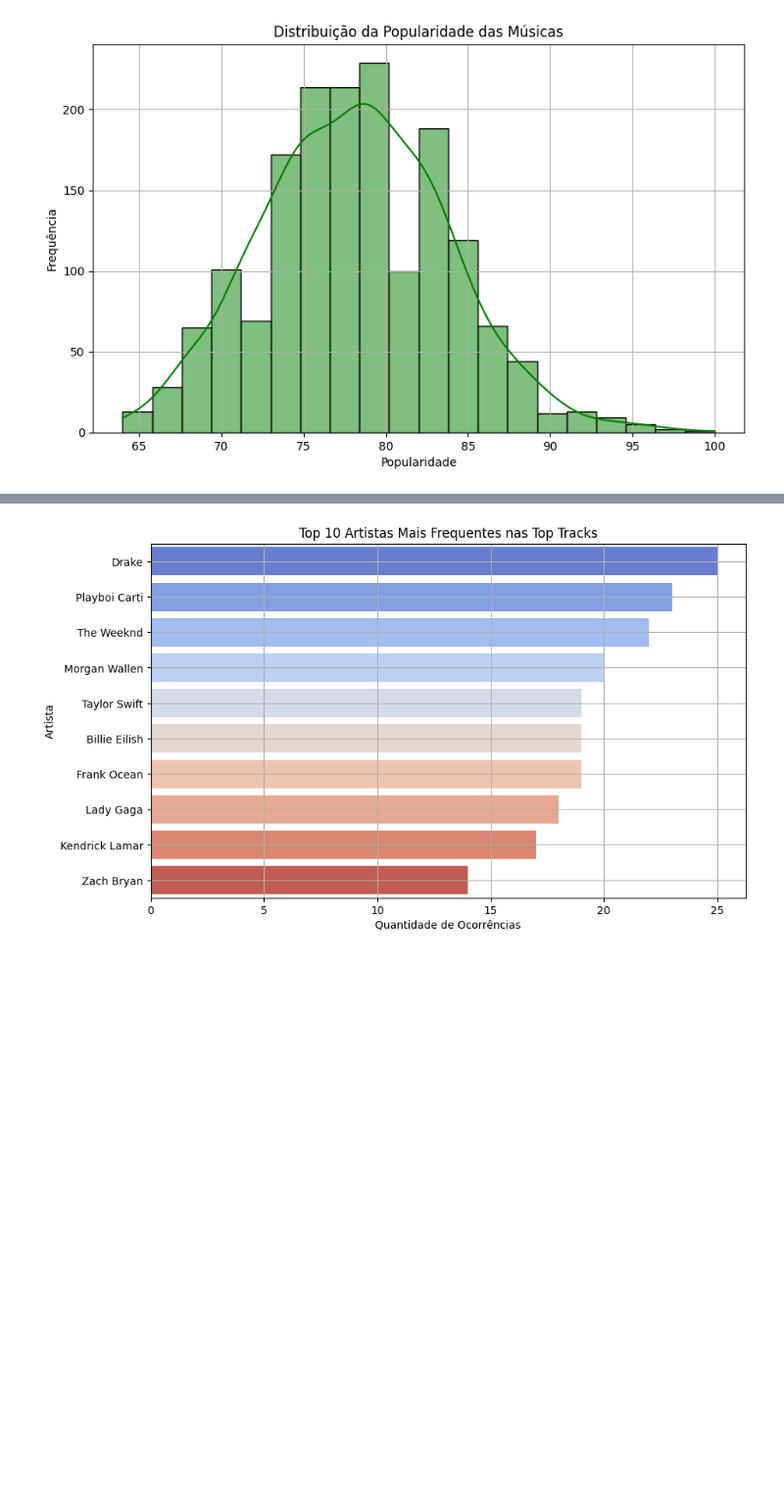
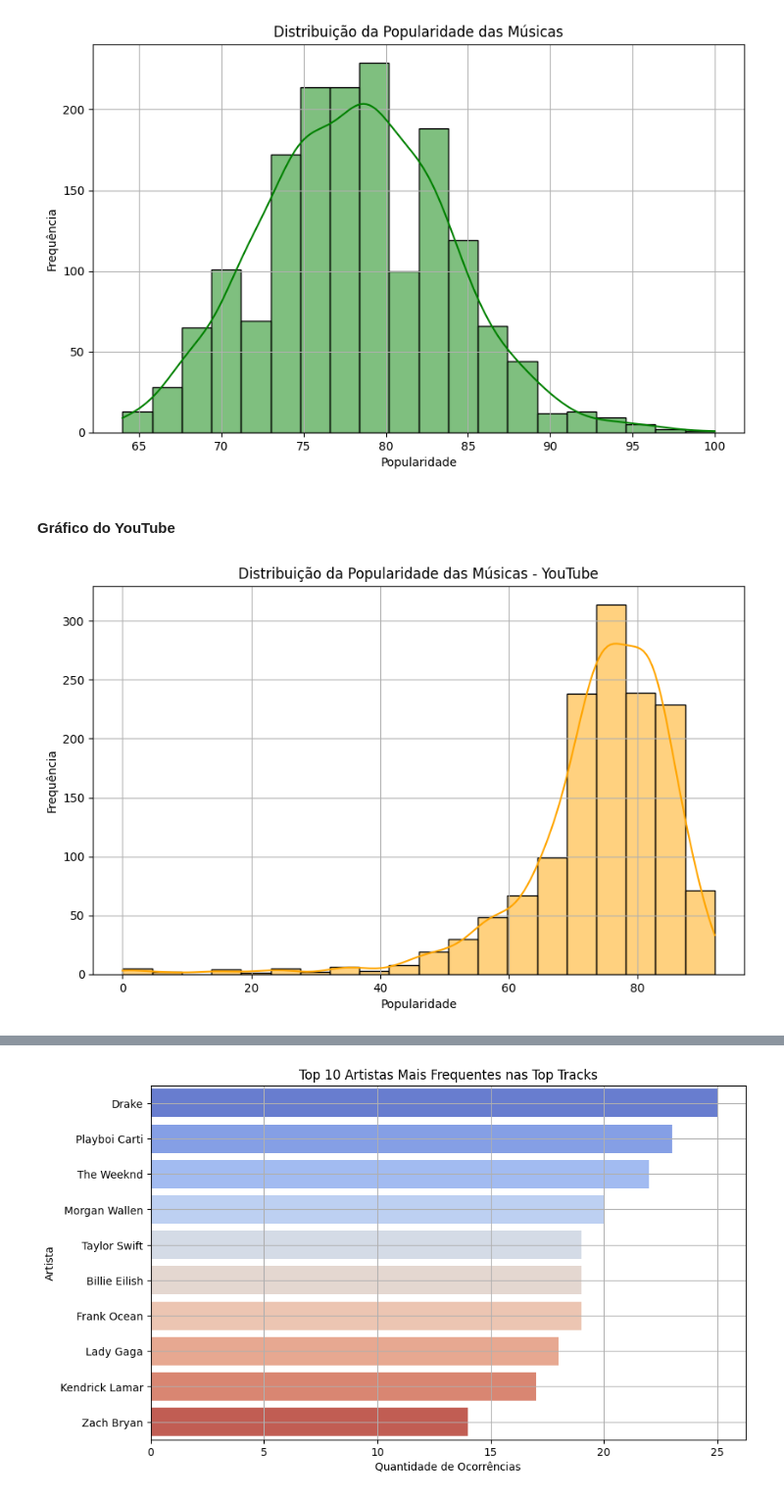
Before and after one commit to laberttt/Music-Data-Analytics, a Jupyter notebook: presentation.ipynb, the cells around one changed output, grey strips where cells are left out. Shown at 98% size. Saved outputs shown, nothing was run; the diff lists cells and outputs as text; code cells hidden in the pictures; blank space fills up the shorter version.

```diff
--- a/presentation.ipynb
+++ b/presentation.ipynb
@@ -287,6 +320,19 @@ plt.grid()
 plt.show()
 # %% [output]
 [figure]
+# %% [markdown]
+<h4>Gráfico do YouTube</h4>
+# %%
+# Distribuição da popularidade no YouTube
+plt.figure(figsize=(10,6))
+sns.histplot(df_youtube['Popularity'], bins=20, kde=True, color='orange')
+plt.title('Distribuição da Popularidade das Músicas - YouTube')
+plt.xlabel('Popularidade')
+plt.ylabel('Frequência')
+plt.grid()
+plt.show()
+# %% [output]
+[figure, added]
 # %% [markdown]
 <h5>Análise:</h5>
 
```
Also changed, not shown: parts of 17 cells of this notebook.
